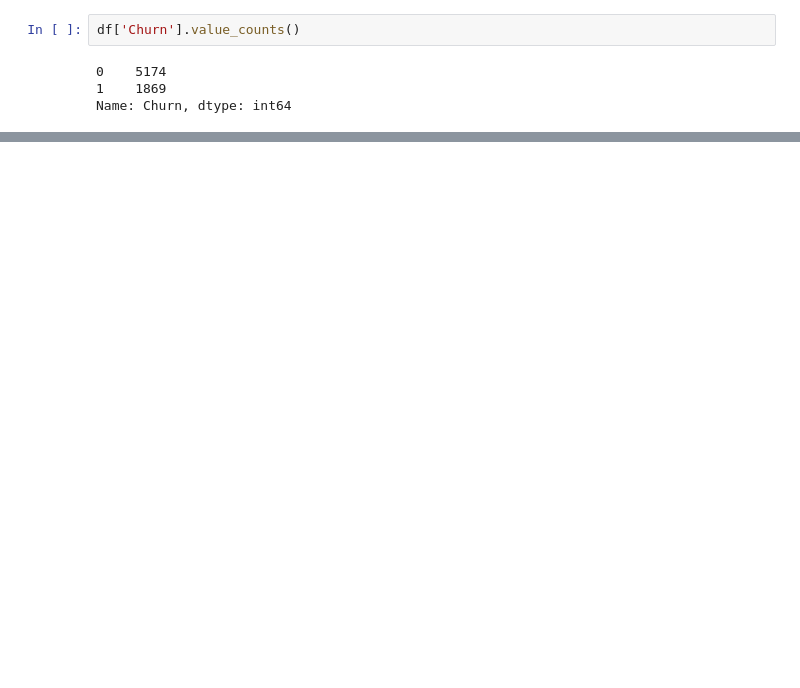
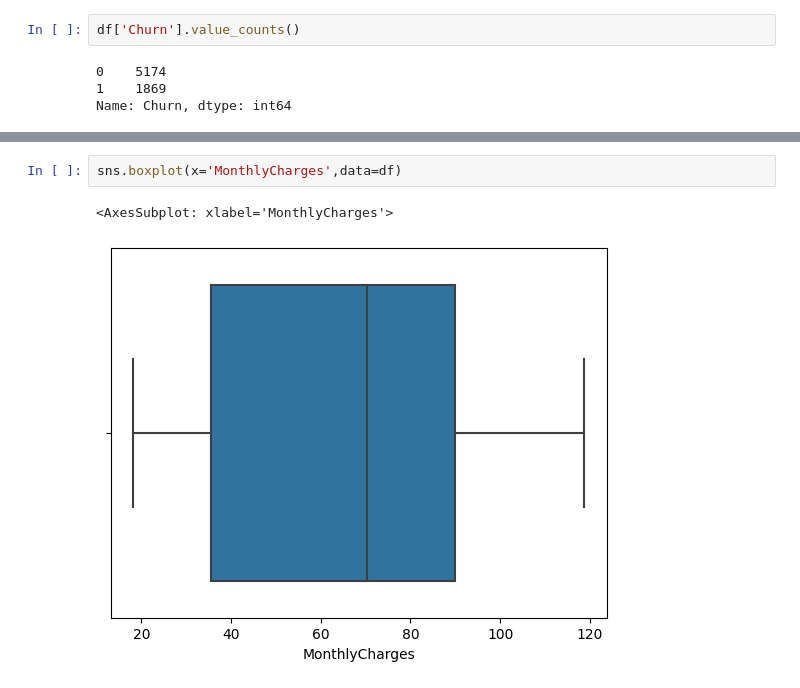
Before and after one commit to sai-mrudhun/Customer-Churn-Prediction-Analysis-Using-Ensemble-Techniques, a Jupyter notebook: main.ipynb, the cells around one changed output, grey strips where cells are left out. Drawn from its saved outputs; the diff is of its cells as text; blank space fills up the shorter version.

```diff
--- a/main.ipynb
+++ b/main.ipynb
@@ -161,0 +179,5 @@ sns.heatmap(corr, annot=True)
+# %%
+sns.boxplot(x='MonthlyCharges',data=df)
+# %% [output]
+<AxesSubplot: xlabel='MonthlyCharges'>
+[figure, added]
```
Also changed, not shown: parts of 12 cells of this notebook.
